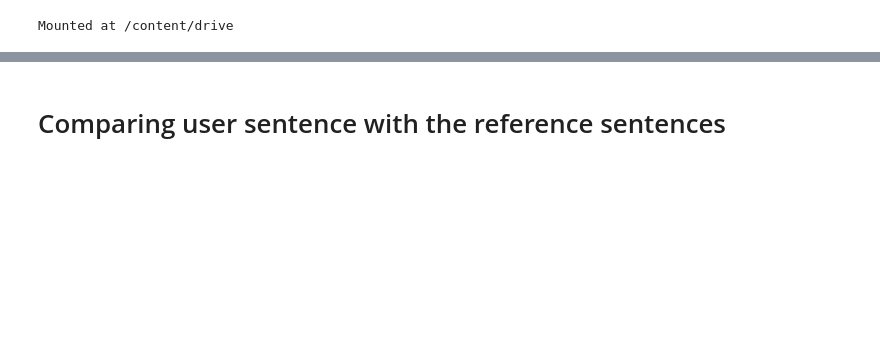
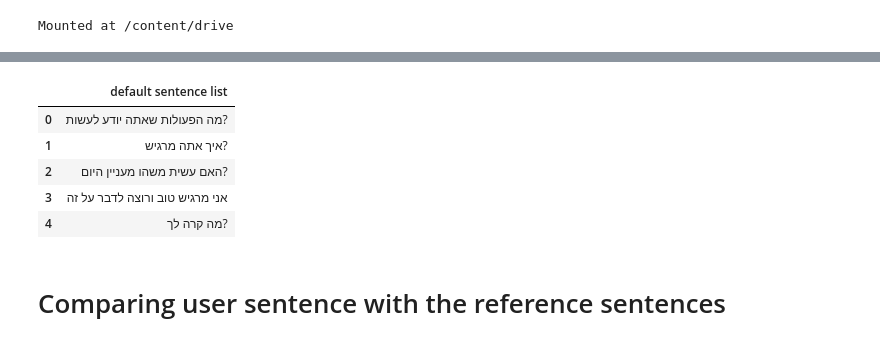
Before and after one commit to orion2107/Robohon_Training, a Jupyter notebook: alephbert_inference.ipynb, the cells around one changed output, grey strips where cells are left out. Saved outputs shown, nothing was run; the diff lists cells and outputs as text; code cells hidden in the pictures; blank space fills up the shorter version.

```diff
--- a/alephbert_inference.ipynb
+++ b/alephbert_inference.ipynb
@@ -144,6 +159,13 @@ InvalidArgumentError: ignored
 # %%
-default_list = pd.read_csv('default_sentence_list.csv')
+default_list = pd.read_csv('default_sentence_list_utf8.csv')
 default_list.head()
+# %% [output]
+|  | default sentence list |
+| 0 | מה הפעולות שאתה יודע לעשות? |
+| 1 | איך אתה מרגיש? |
+| 2 | האם עשית משהו מעניין היום? |
+| 3 | אני מרגיש טוב ורוצה לדבר על זה |
+| 4 | מה קרה לך? |
 # %% [markdown]
 # Comparing user sentence with the reference sentences
 # %%
```
Also changed, not shown: parts of 19 cells of this notebook, 1 other file.
